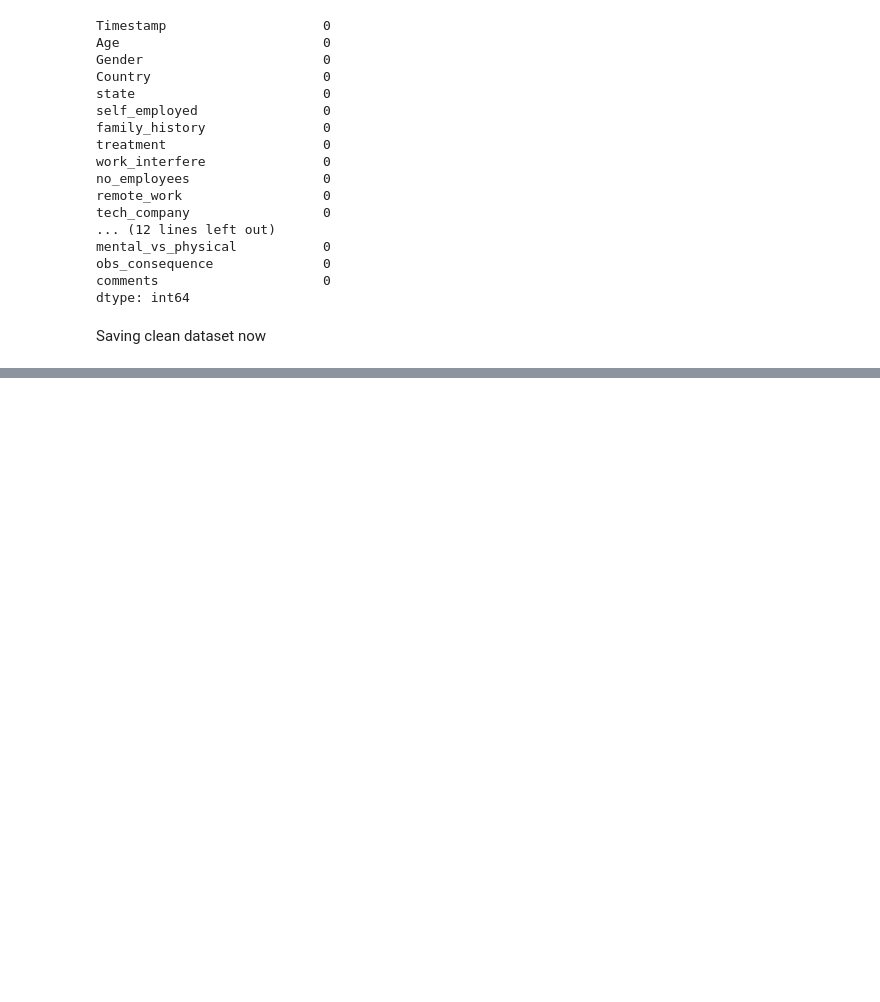
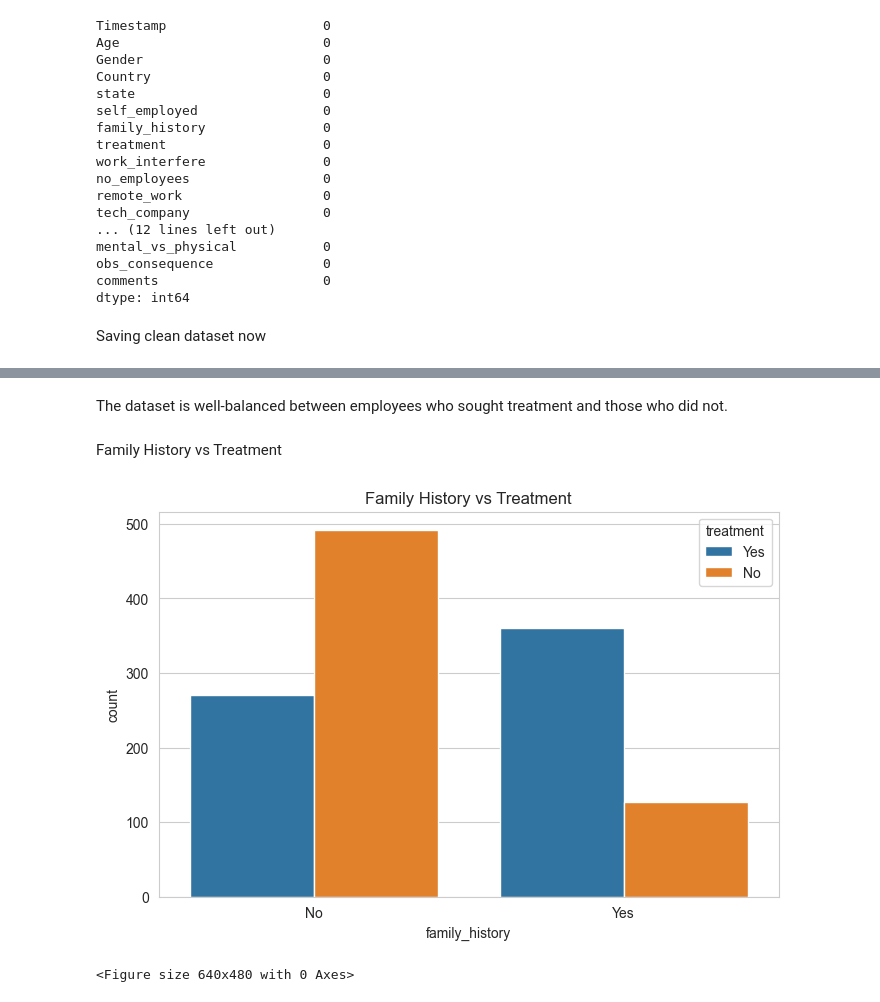
Before and after one commit to patelshivam109/Mental_Health_Sentiment_Analyzer, a Jupyter notebook: Notebooks/day1_eda.ipynb, the cells around one changed output, grey strips where cells are left out. Drawn from its saved outputs; the diff is of its cells as text; code cells hidden in the pictures; blank space fills up the shorter version.

```diff
--- a/Notebooks/day1_eda.ipynb
+++ b/Notebooks/day1_eda.ipynb
@@ -261,0 +322,20 @@ df.to_csv("../data/cleaned_survey.csv", index=False)
+# %% [markdown]
+The dataset is well-balanced between employees who sought treatment and those who did not.
+# %% [markdown]
+Family History vs Treatment
+# %%
+plt.figure(figsize=(8,5))
+
+sns.countplot(
+    x="family_history",
+    hue="treatment",
+    data=df
+)
+
+plt.title("Family History vs Treatment")
+
+plt.show()
+plt.savefig("../visuals/family_history_distribution.png")
+# %% [output]
+[figure, added]
+<Figure size 640x480 with 0 Axes>
```
Also changed, not shown: parts of 18 cells of this notebook, 6 other files.
